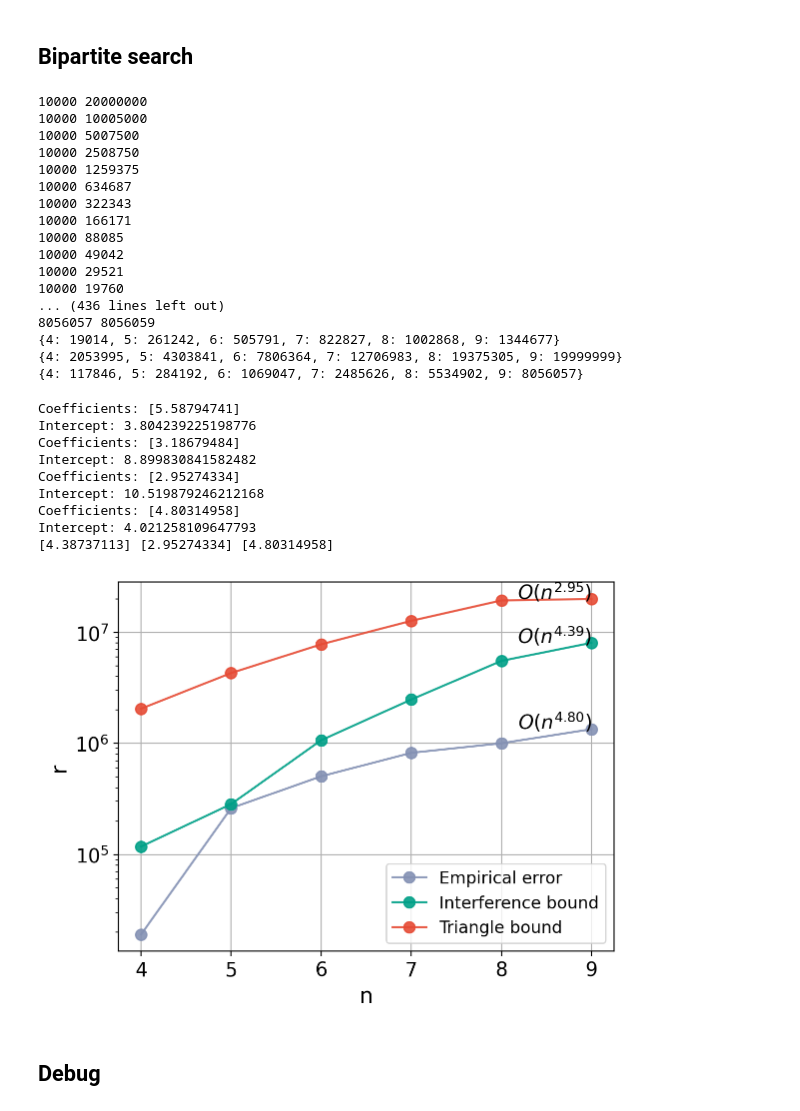
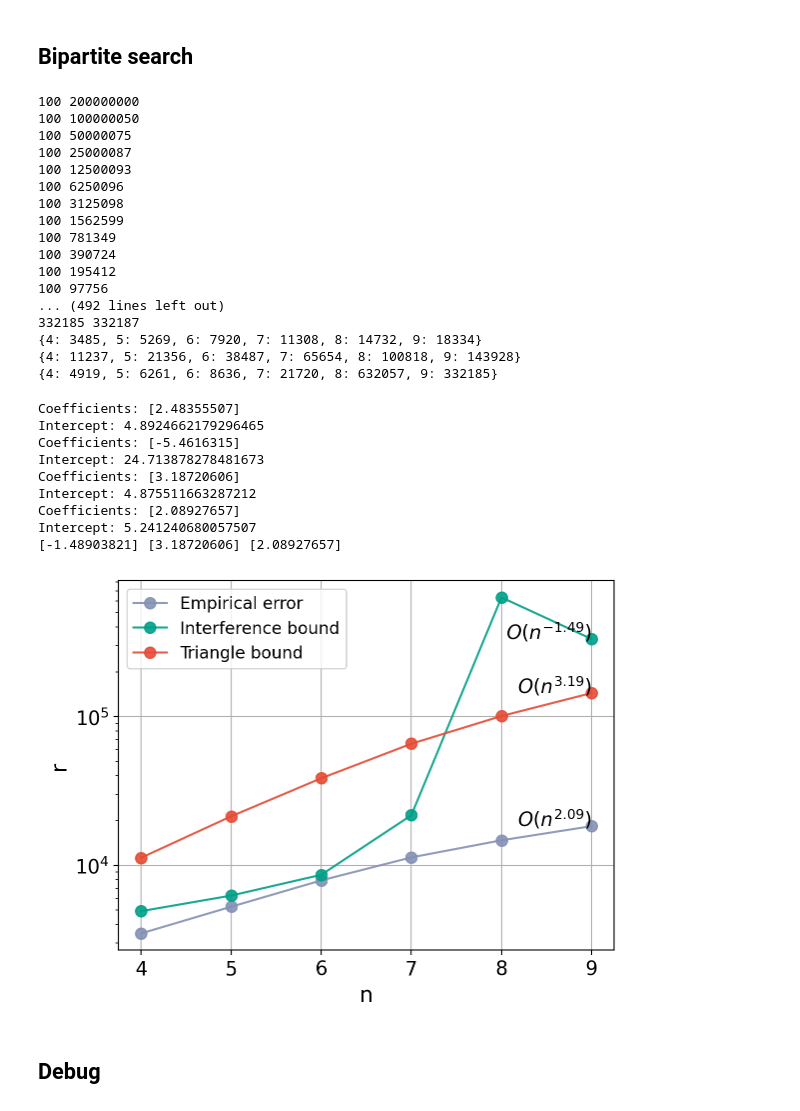
Before and after one commit to Jue-Xu/Interference-Trotter-Error, a Jupyter notebook: code/interference_bound_new3.ipynb, the cells around one changed output. Drawn from its saved outputs; the diff is of its cells as text; code cells hidden in the pictures.

Commit message:
power law test

```diff
--- a/code/interference_bound_new3.ipynb
+++ b/code/interference_bound_new3.ipynb
@@ -41,7 +41,7 @@ def neighbor_heisenberg(n_qubit):
         ZZ += local_interaction(n_qubit, {i:Z, j:I}) * 0.2
     return [XX, YY, ZZ]
 
-def power_law_heisenberg(n_qubit, r):
+def power_law_heisenberg(n_qubit, r, h=0.2):
     XX = np.zeros((2**n_qubit, 2**n_qubit)).astype(np.complex128)
     YY = np.zeros((2**n_qubit, 2**n_qubit)).astype(np.complex128)
     ZZ = np.zeros((2**n_qubit, 2**n_qubit)).astype(np.complex128)
@@ -52,7 +52,7 @@ def power_law_heisenberg(n_qubit, r):
             YY += local_interaction(n_qubit, {i:Y, j:Y}) * w
             ZZ += local_interaction(n_qubit, {i:Z, j:Z}) * w
     for i in range(n_qubit):
-        YY += 1.1 * local_interaction(n_qubit, {i:Y})
+        YY += h * local_interaction(n_qubit, {i:Y})
     return [XX, YY, ZZ]
 
 def sum_commutator(H_list):
@@ -524,15 +524,16 @@ trotter_error_r = {}
 triangle_r = {}
 approx_interference_r = {}
 N = 10
-r_min = 10000
-r_max = 20000000
+h = 0.1
+r_min = 100
+r_max = 200000000
 eps = 1e-2
 eps_inter = 1e-4
-alpha = 4
+alpha = 10
 interactions = [[Y, X], [X, Z], [X, X]]
 for n in range(4, N):
-    T = n * 10
-    H_list = power_law_heisenberg(n, alpha)
+    T = n * 1
+    H_list = power_law_heisenberg(n, alpha, h=h)
     # H0_list = power_law_heisenberg(n, 10000）
     H = sum(H_list)
     R = sum_commutator(H_list)
@@ -551,31 +552,31 @@ data = {"Trotter": trotter_error_r, "Triangle": triangle_r, "Interference": appr
 data_dir, fig_dir = "data", "figs"
 prefix = "power_law"
 n_max = N-1
-np.save(f'{data_dir}/{prefix}_data_max={n_max}_alpha={alpha}_2norm.npy', data)
+np.save(f'{data_dir}/{prefix}_data_max={n_max}_alpha={alpha}_h={h}_2norm.npy', data)
 # %% [output]
-10000 20000000
-10000 10005000
-10000 5007500
-10000 2508750
-10000 1259375
-10000 634687
-10000 322343
-10000 166171
-10000 88085
-10000 49042
-10000 29521
-10000 19760
-... (436 lines left out)
-8056057 8056059
-{4: 19014, 5: 261242, 6: 505791, 7: 822827, 8: 1002868, 9: 1344677}
-{4: 2053995, 5: 4303841, 6: 7806364, 7: 12706983, 8: 19375305, 9: 19999999}
-{4: 117846, 5: 284192, 6: 1069047, 7: 2485626, 8: 5534902, 9: 8056057}
+100 200000000
+100 100000050
+100 50000075
+100 25000087
+100 12500093
+100 6250096
+100 3125098
+100 1562599
+100 781349
+100 390724
+100 195412
+100 97756
+... (492 lines left out)
+332185 332187
+{4: 3485, 5: 5269, 6: 7920, 7: 11308, 8: 14732, 9: 18334}
+{4: 11237, 5: 21356, 6: 38487, 7: 65654, 8: 100818, 9: 143928}
+{4: 4919, 5: 6261, 6: 8636, 7: 21720, 8: 632057, 9: 332185}
 # %%
 data_dir = "data"
 prefix = "power_law"
 n_max = N-1
-alpha = 4
-data1 = np.load(f'{data_dir}/{prefix}_data_max={n_max}_alpha={alpha}_2norm.npy', allow_pickle=True).item()
+alpha = alpha
+data1 = np.load(f'{data_dir}/{prefix}_data_max={n_max}_alpha={alpha}_h={h}_2norm.npy', allow_pickle=True).item()
 approx_interference_r = data1["Interference"]
 triangle_r = data1["Triangle"]
 trotter_error_r = data1["Trotter"]
@@ -623,43 +624,43 @@ approx_c = (small_approx_c+large_approx_c)/2
 triangle_c,_ = log_linear_regression(triangle_r)
 trotter_c,_ = log_linear_regression(trotter_error_r)
 print(approx_c, triangle_c, trotter_c)
 
 
 for n in trotter_error_r:
     y_list.append(trotter_error_r[n])
     x_list.append(n)
     y1_list.append(approx_interference_r[n])
     y2_list.append(triangle_r[n])
 ax.plot(x_list, y_list, marker="o", label = y_title)
 ax.plot(x_list, y1_list, marker="o", label = y1_title)
 ax.plot(x_list, y2_list, marker="o", label = y2_title)
 ax.set_title(title)
 ax.set_xlabel(x_label)
 ax.set_ylabel(y_label)
 # ax.set_ylim(0, 1.4e6)
 
 # s_triangle = rf"O(n^{{{triangle_c}}})"
 
 ax.text(x_list[-1], y_list[-1], rf"$O(n^{{{trotter_c[0]:.2f}}})$", ha='right')
 ax.text(x_list[-1], y1_list[-1], rf"$O(n^{{{approx_c[0]:.2f}}})$", ha='right')
 ax.text(x_list[-1], y2_list[-1], rf"$O(n^{{{triangle_c[0]:.2f}}})$", ha='right')
 
 ax.set_yscale("log")
 # ax.set_xscale("log")
 ax.legend(loc = "best")
 # plt.show()
 fig.savefig(f"{fig_dir}/power_law_α={alpha}_nmax={n_max}_triangle_r.pdf")
 # %% [output]
-Coefficients: [5.58794741]
-Intercept: 3.804239225198776
-Coefficients: [3.18679484]
-Intercept: 8.899830841582482
-Coefficients: [2.95274334]
-Intercept: 10.519879246212168
-Coefficients: [4.80314958]
-Intercept: 4.021258109647793
-[4.38737113] [2.95274334] [4.80314958]
+Coefficients: [2.48355507]
+Intercept: 4.8924662179296465
+Coefficients: [-5.4616315]
+Intercept: 24.713878278481673
+Coefficients: [3.18720606]
+Intercept: 4.875511663287212
+Coefficients: [2.08927657]
+Intercept: 5.241240680057507
+[-1.48903821] [3.18720606] [2.08927657]
-[figure, old version]
+[figure, new version]
 # %% [markdown]
 ## Debug
 # %% [markdown]
```
Also changed, not shown: 11 other files.
